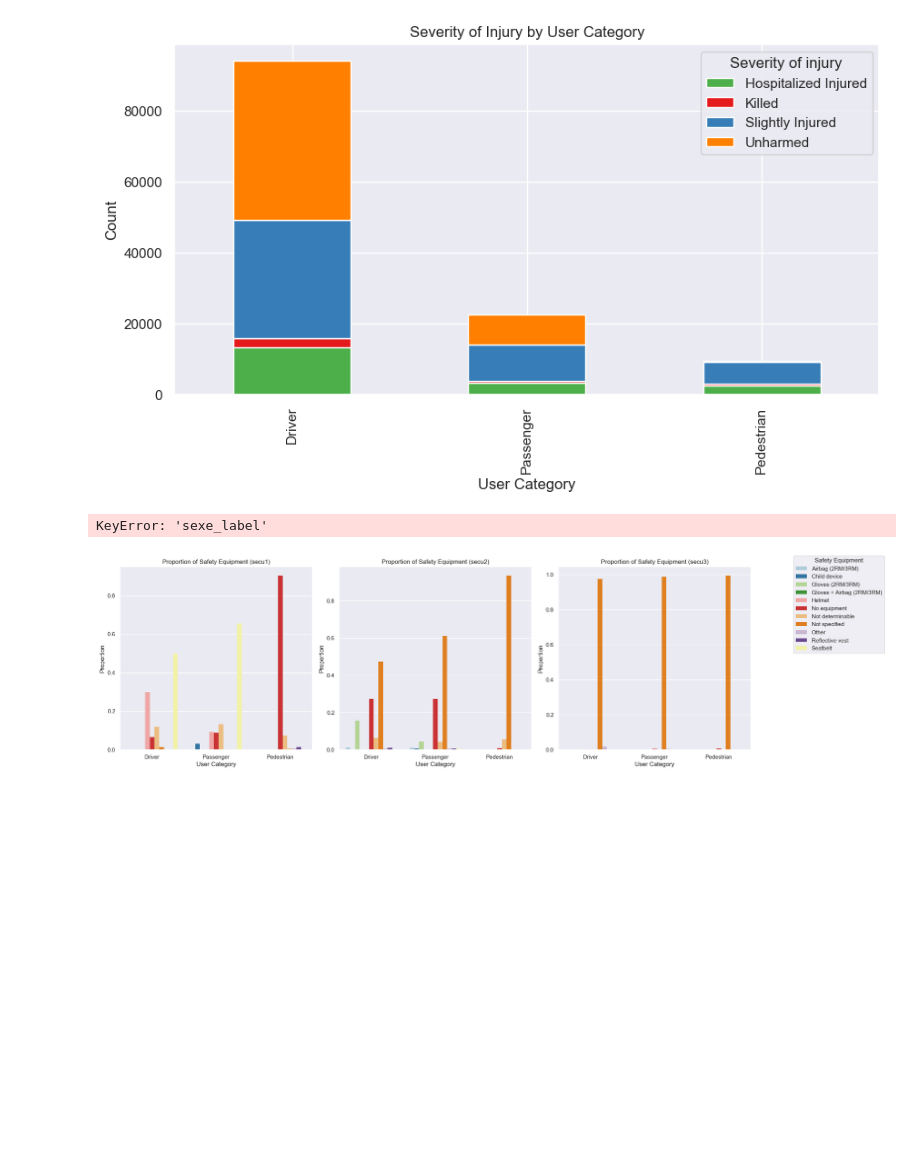
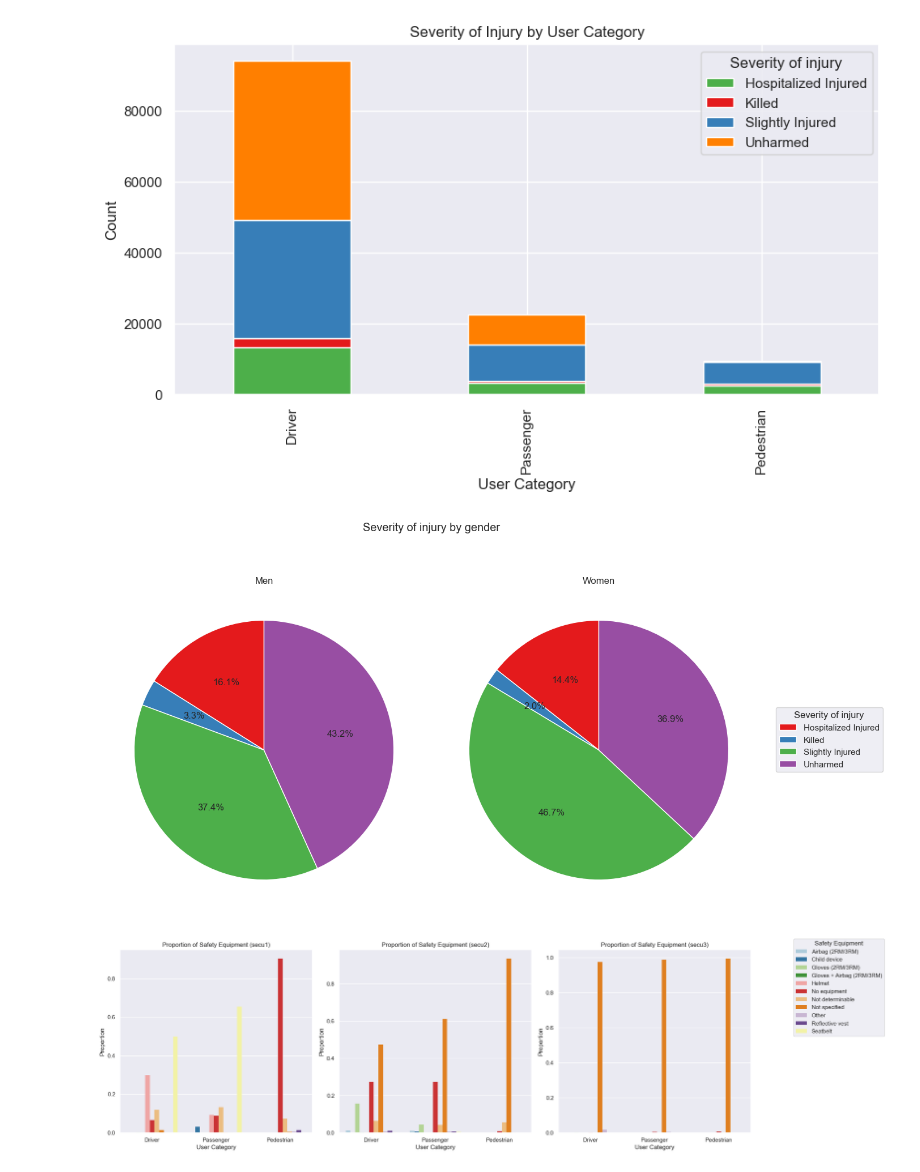
Before and after one commit to malools/french-road-accidents, a Jupyter notebook: eda.ipynb, the cells around one changed output. Saved outputs shown, nothing was run; the diff lists cells and outputs as text; code cells hidden in the pictures; blank space fills up the shorter version.

```diff
--- a/eda.ipynb
+++ b/eda.ipynb
@@ -153,25 +157,25 @@ plt.show()
 # %% [output]
 [figure]
 # %%
-gender_severity = df_victims.groupby('sexe_label')['grav_label'].value_counts(normalize=True).unstack()
+gender_severity = df_victims.groupby('gender')['grav_label'].value_counts(normalize=True).unstack()
 
 fig, axes = plt.subplots(1, 2, figsize=(12, 8))
 
 gender_severity.loc['Men'].plot.pie(ax=axes[0], autopct='%1.1f%%', startangle=90, labels=None, colors=sns.color_palette('Set1'))
 axes[0].set_title('Men')
 axes[0].set_ylabel('')
 
 gender_severity.loc['Women'].plot.pie(ax=axes[1], autopct='%1.1f%%', startangle=90, labels=None, colors=sns.color_palette('Set1'))
 axes[1].set_title('Women')
 axes[1].set_ylabel('')
 
 fig.legend(gender_severity.columns, title='Severity of injury', loc='center left', bbox_to_anchor=(1, 0.5))
 
 plt.suptitle('Severity of injury by gender')
 plt.tight_layout()
 plt.show()
 # %% [output]
-KeyError: 'sexe_label'
+[figure, added]
 # %%
 security_labels = {
     -1: 'Not specified',
```
Also changed, not shown: parts of 6 cells of this notebook.
